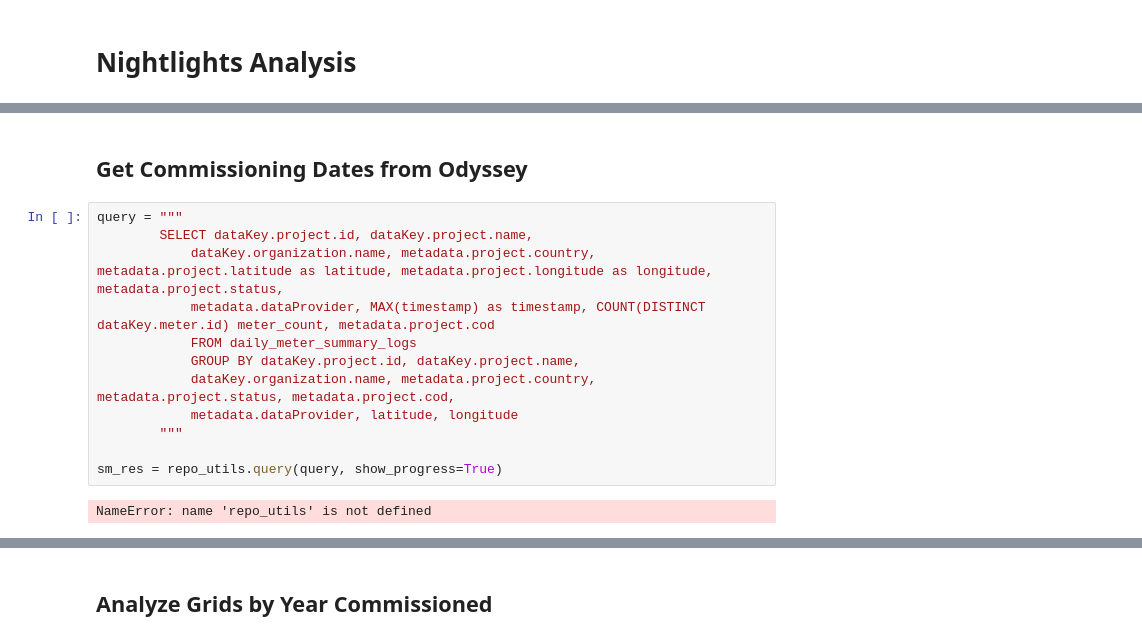
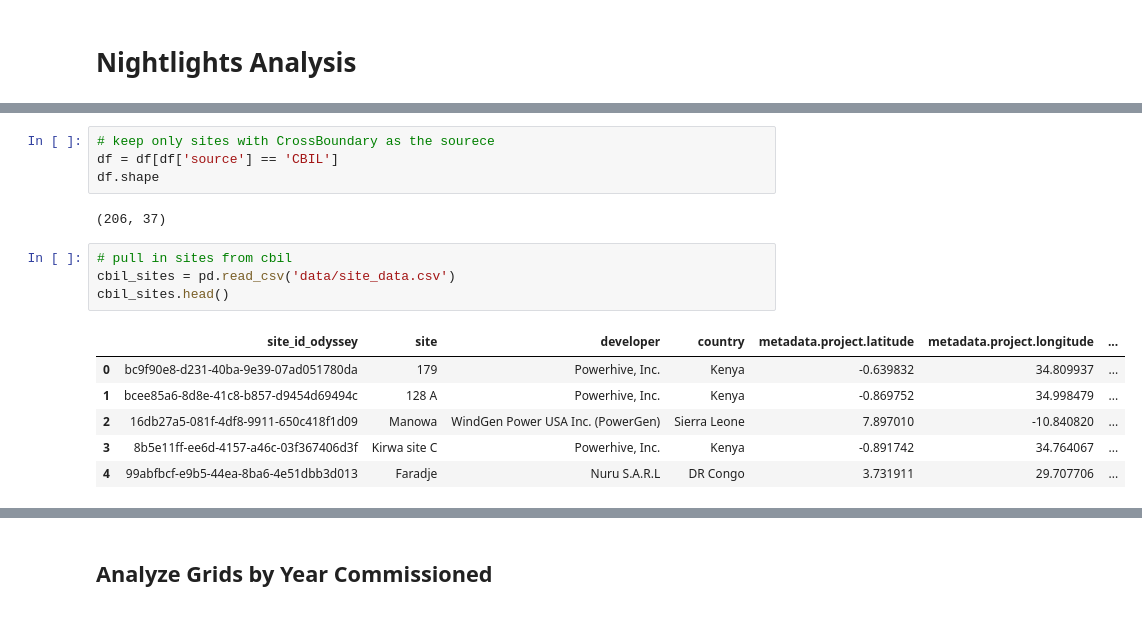
Before and after one commit to geohai/mini-grid-nightlights, a Jupyter notebook: NightlightsAnalysis.ipynb, the cells around one changed output, grey strips where cells are left out. Cells and saved outputs as stored; diff of their text form.

```diff
--- a/NightlightsAnalysis.ipynb
+++ b/NightlightsAnalysis.ipynb
@@ -22,16 +22,17 @@ df.head()
-# %% [markdown]
-## Get Commissioning Dates from Odyssey
-# %%
-query = """
-        SELECT dataKey.project.id, dataKey.project.name,
-            dataKey.organization.name, metadata.project.country, metadata.project.latitude as latitude, metadata.project.longitude as longitude, metadata.project.status,
-            metadata.dataProvider, MAX(timestamp) as timestamp, COUNT(DISTINCT dataKey.meter.id) meter_count, metadata.project.cod
-            FROM daily_meter_summary_logs
-            GROUP BY dataKey.project.id, dataKey.project.name,
-            dataKey.organization.name, metadata.project.country, metadata.project.status, metadata.project.cod,
-            metadata.dataProvider, latitude, longitude
-        """
-
-sm_res = repo_utils.query(query, show_progress=True)
-# %% [output]
-NameError: name 'repo_utils' is not defined
+# %%
+# keep only sites with CrossBoundary as the sourece
+df = df[df['source'] == 'CBIL']
+df.shape
+# %% [output]
+(206, 37)
+# %%
+# pull in sites from cbil
+cbil_sites = pd.read_csv('data/site_data.csv')
+cbil_sites.head()
+# %% [output]
+|  | site_id_odyssey | site | developer | country | metadata.project.latitude | metadata.project.longitude | ... |
+| 0 | bc9f90e8-d231-40ba-9e39-07ad051780da | 179 | Powerhive, Inc. | Kenya | -0.639832 | 34.809937 | ... |
+| 1 | bcee85a6-8d8e-41c8-b857-d9454d69494c | 128 A | Powerhive, Inc. | Kenya | -0.869752 | 34.998479 | ... |
+| 2 | 16db27a5-081f-4df8-9911-650c418f1d09 | Manowa | WindGen Power USA Inc. (PowerGen) | Sierra Leone | 7.897010 | -10.840820 | ... |
+| 3 | 8b5e11ff-ee6d-4157-a46c-03f367406d3f | Kirwa site C | Powerhive, Inc. | Kenya | -0.891742 | 34.764067 | ... |
+| 4 | 99abfbcf-e9b5-44ea-8ba6-4e51dbb3d013 | Faradje | Nuru S.A.R.L | DR Congo | 3.731911 | 29.707706 | ... |
```
Also changed, not shown: parts of 11 cells of this notebook, 1 other file.
